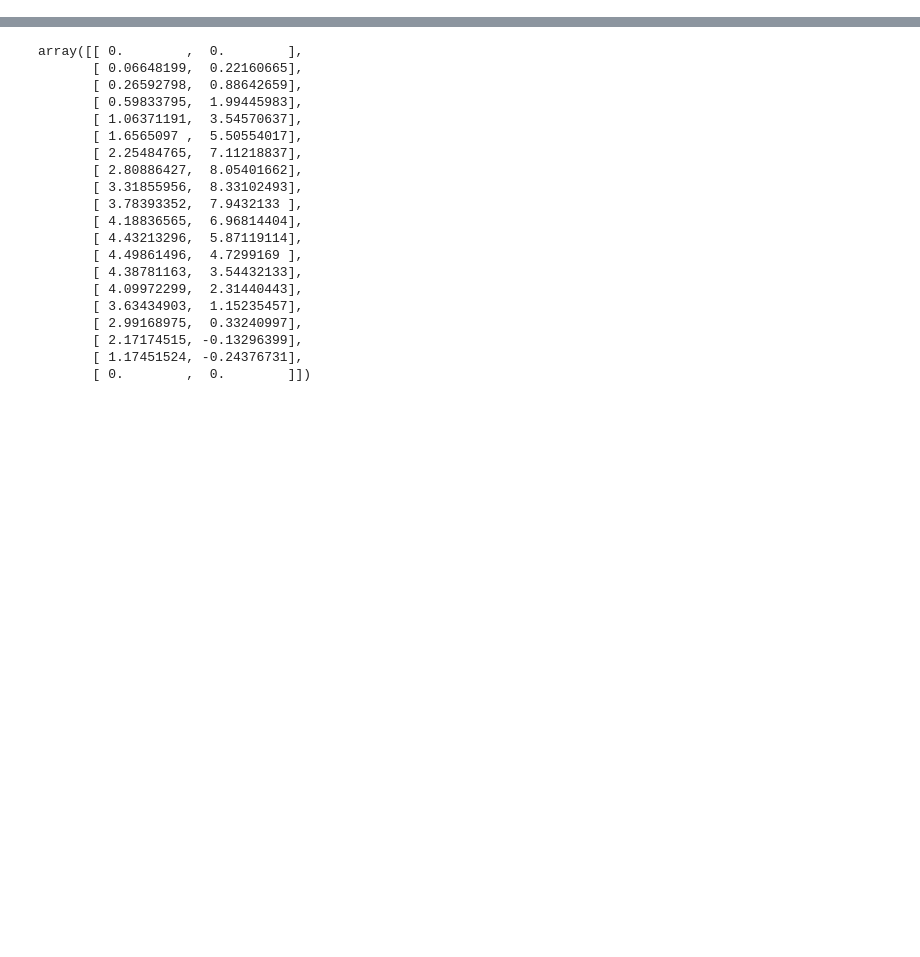
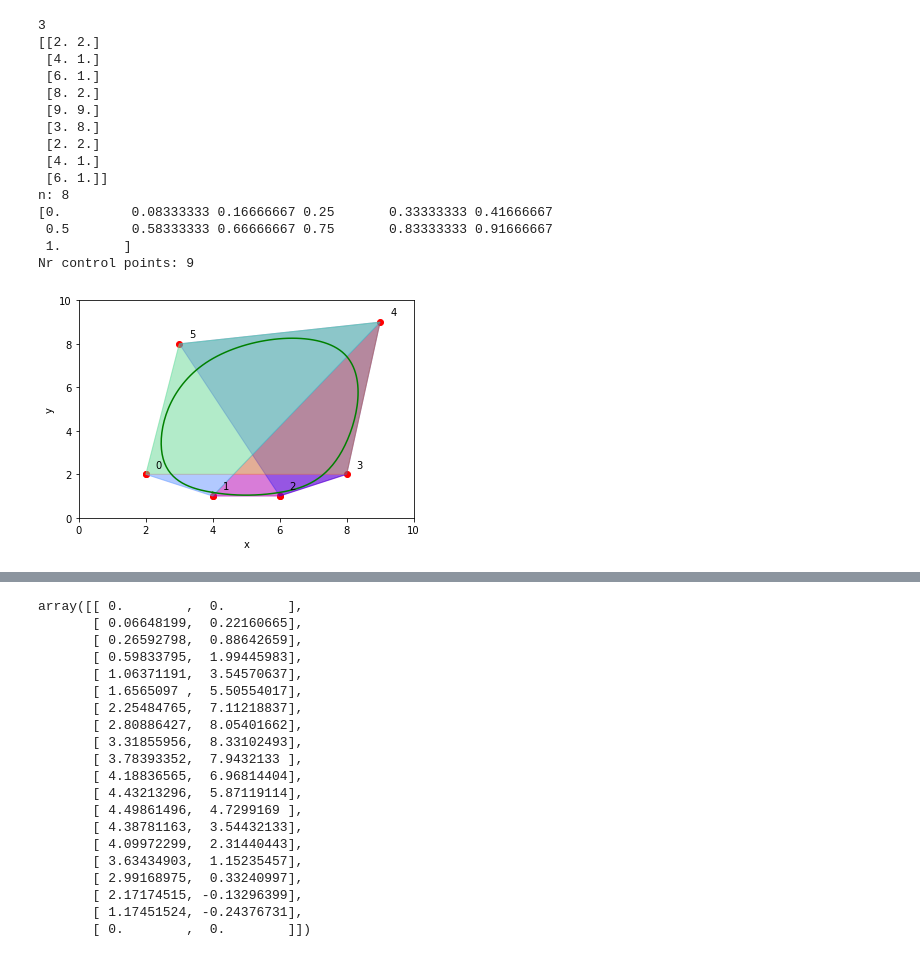
Before and after one commit to vetlebh/spline_learn, a Jupyter notebook: Untitled.ipynb, the cells around one changed output, grey strips where cells are left out. Saved outputs shown, nothing was run; the diff lists cells and outputs as text; code cells hidden in the pictures; blank space fills up the shorter version.

```diff
--- a/Untitled.ipynb
+++ b/Untitled.ipynb
@@ -177,0 +101,80 @@ Nr control points: 6
+# %%
+closed = True
+d = 3
+
+c = np.array([[2, 2], [4,1], [6,1], [8, 2], [9, 9], [3, 8]])
+
+if (closed):
+    print(d)
+    ctemp = np.zeros((c.shape[0]+d, 2))
+    ctemp[:-d] = c
+    ctemp[-d:] = c[:d]
+    c = ctemp
+    print(c)
+
+n = c.shape[0] - 1
+print(f'n: {n}')
+t = np.linspace(0, 1, n+d+2)
+print(t)
+
+def bspline(c, t, x, n, d):
+    dim = c.shape[1]
+    y = np.zeros((x.shape[0], dim))
+    print(f'Nr control points: {n+1}')
+    j=0
+    for delx in x:
+        y_k = 0
+        for i in range(n+1):
+            y_k += c[i]*b(d, t, i, delx)
+        y[j]=y_k
+        j+=1
+    return y
+
+x = np.linspace(t[d], t[-d-1], 200)
+y = bspline(c, t, x, n, d)
+
+
+fig = plt.figure()
+ax = plt.axes()
+for i, ind in enumerate(c):
+    plt.scatter(ind[0], ind[1], color='red')
+    if (i<6):
+        ax.annotate(str(i), (ind[0], ind[1]), (ind[0]+0.3, ind[1]+0.3))
+    else:
+        continue
+        #ax.annotate(str(i), (ind[0], ind[1]), (ind[0]+0.3, ind[1]-0.3))
+plt.plot(y[:,0], y[:,1], color='green')
+
+color = {0:'magenta', 1:'purple', 2:'blue', 3:'orange', 4:'cyan', 5:'magenta', 6:'black'}
+
+for i in range(0,5):
+    x = [c[i,0], c[i+1,0], c[i+2,0], c[i+3,0]]
+    y = [c[i,1], c[i+1,1], c[i+2,1], c[i+3,1]]
+    plt.fill(x,y, color=color[i], alpha=0.3)
+
+ax.set_xticks(np.arange(0, 12, 2))
+ax.set_yticks(np.arange(0, 12, 2))
+#plt.grid()
+#plt.axis('off')
+plt.xlabel('x')
+plt.ylabel('y')
+
+
+plt.savefig('polygon.pdf')
+# %% [output]
+3
+[[2. 2.]
+ [4. 1.]
+ [6. 1.]
+ [8. 2.]
+ [9. 9.]
+ [3. 8.]
+ [2. 2.]
+ [4. 1.]
+ [6. 1.]]
+n: 8
+[0.         0.08333333 0.16666667 0.25       0.33333333 0.41666667
+ 0.5        0.58333333 0.66666667 0.75       0.83333333 0.91666667
+ 1.        ]
+Nr control points: 9
+[figure, added]
```
Also changed, not shown: parts of 11 cells of this notebook, 22 other files.
